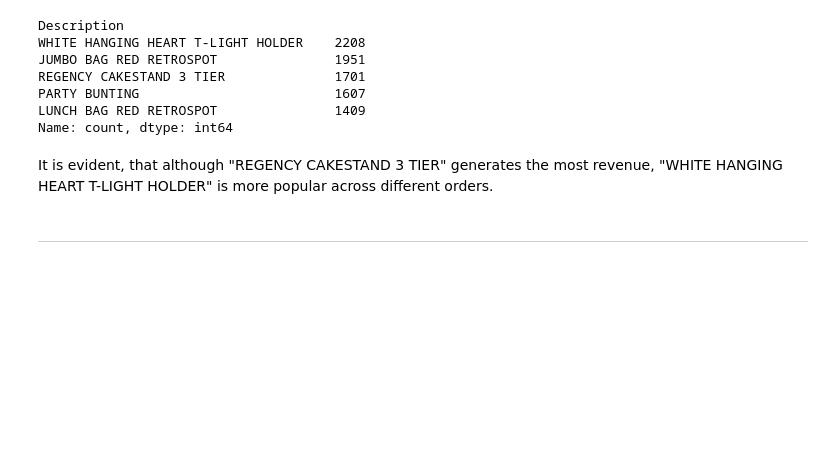
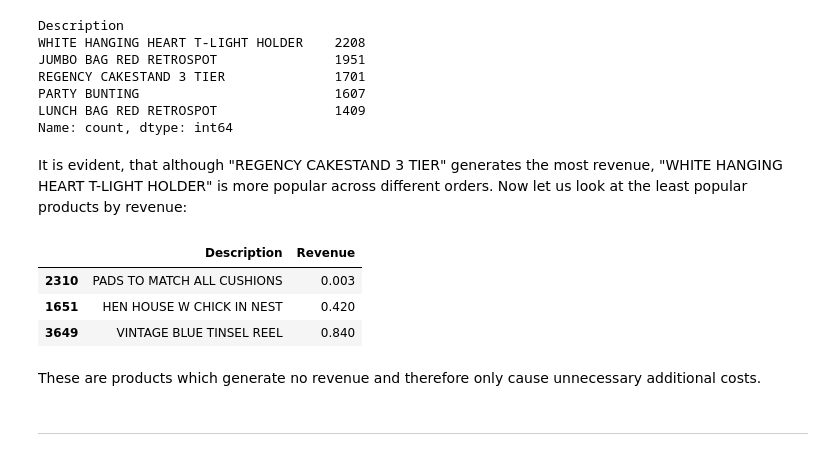
Before and after one commit to Fardin-Git/ecommerce-analysis, a Jupyter notebook: notebooks/02_analysis.ipynb, the cells around one changed output. Saved outputs shown, nothing was run; the diff lists cells and outputs as text; code cells hidden in the pictures; blank space fills up the shorter version.

```diff
--- a/notebooks/02_analysis.ipynb
+++ b/notebooks/02_analysis.ipynb
@@ -210,7 +210,25 @@ PARTY BUNTING                         1607
 LUNCH BAG RED RETROSPOT               1409
 Name: count, dtype: int64
 # %% [markdown]
-It is evident, that although "REGENCY CAKESTAND 3 TIER" generates the most revenue, "WHITE HANGING HEART T-LIGHT HOLDER" is more popular across different orders.
+It is evident, that although "REGENCY CAKESTAND 3 TIER" generates the most revenue, "WHITE HANGING HEART T-LIGHT HOLDER" is more popular across different orders. Now let us look at the least popular products by revenue:
+# %%
+uk_unpopular_products = (
+    df_uk
+    .groupby("Description")["Revenue"]
+    .sum()
+    .reset_index()
+    .sort_values(by="Revenue", ascending=True)
+    .head(3)
+)
+
+uk_unpopular_products
+# %% [output]
+|  | Description | Revenue |
+| 2310 | PADS TO MATCH ALL CUSHIONS | 0.003 |
+| 1651 | HEN HOUSE W CHICK IN NEST | 0.420 |
+| 3649 | VINTAGE BLUE TINSEL REEL | 0.840 |
+# %% [markdown]
+These are products which generate no revenue and therefore only cause unnecessary additional costs.
 # %% [markdown]
 ---
 # %% [markdown]
```
Also changed, not shown: parts of 4 cells of this notebook, 2 other files.
